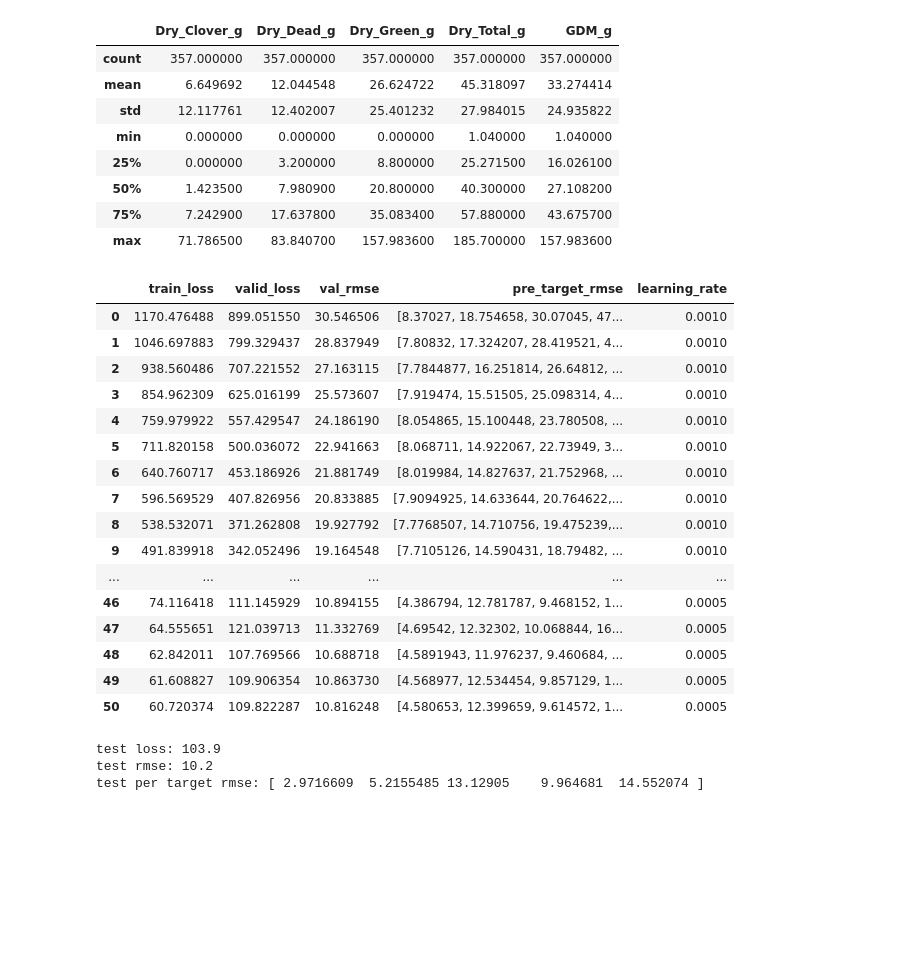
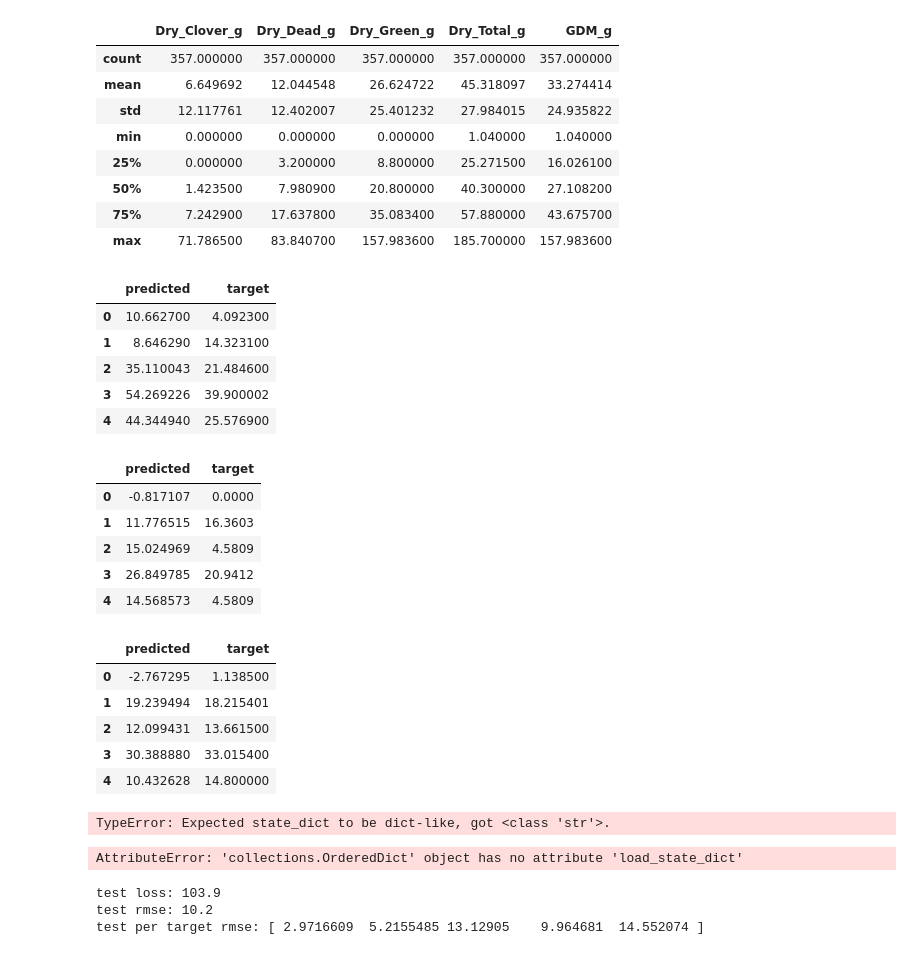
Before and after one commit to khchoi-physik/csiro_biomass, a Jupyter notebook: dinov2_cnn_v2.ipynb, the cells around one changed output. Drawn from its saved outputs; the diff is of its cells as text; code cells hidden in the pictures; blank space fills up the shorter version.

```diff
--- a/dinov2_cnn_v2.ipynb
+++ b/dinov2_cnn_v2.ipynb
@@ -565,32 +455,67 @@ data.describe()
 # %%
 history_pd = pd.DataFrame(history)
 history_pd.to_csv(os.path.join(model_dir, 'history_dinov2_small.csv'), index=False)
+# %%
+def eval_testds(model, loader, device):
+    model.load_state_dict(torch.load(os.path.join(model_dir, 'best_model_dinov2_small.pth')))
+    model.to(device)
+
+    pred_list = []
+    targ_list = []
+
+    with torch.no_grad():
+
+        pbar = tqdm(loader, desc='Testing')
+        for img, tar in pbar:
+            img = img.to(device)
+            tar = tar.to(device)
+
+            pred, _ = model(img)
+            pred_list.append(pred.cpu())
+            targ_list.append(tar.cpu())
+
+        pred_list = torch.cat(pred_list, dim=0).numpy()
+        targ_list = torch.cat(targ_list, dim=0).numpy()
+
+    return pred_list, targ_list
+
+model = get_largedino(dinov2_backbone, patch_dim=384, num_targets=5)
+pred_list, targ_list = eval_testds(model, test_loader, device)
+
+
+for i in range(len(test_data)):
+
+    display( pd.DataFrame( { 'predicted': pred_list[i,:], 'target': targ_list[i,:] } ) )
+# %% [output]
+|  | predicted | target |
+| 0 | 10.662700 | 4.092300 |
+| 1 | 8.646290 | 14.323100 |
+| 2 | 35.110043 | 21.484600 |
+| 3 | 54.269226 | 39.900002 |
+| 4 | 44.344940 | 25.576900 |
+|  | predicted | target |
+| 0 | -0.817107 | 0.0000 |
+| 1 | 11.776515 | 16.3603 |
+| 2 | 15.024969 | 4.5809 |
+| 3 | 26.849785 | 20.9412 |
+| 4 | 14.568573 | 4.5809 |
+|  | predicted | target |
+| 0 | -2.767295 | 1.138500 |
+| 1 | 19.239494 | 18.215401 |
+| 2 | 12.099431 | 13.661500 |
+| 3 | 30.388880 | 33.015400 |
+| 4 | 10.432628 | 14.800000 |
 # %%
-display(history_pd)
+model = get_smalldino(dinov2_backbone, patch_dim=384, num_targets=5)
+model.load_state_dict( os.path.join (model_dir, 'best_model_dinov2_small.pth') )
 # %% [output]
-|  | train_loss | valid_loss | val_rmse | pre_target_rmse | learning_rate |
-| 0 | 1170.476488 | 899.051550 | 30.546506 | [8.37027, 18.754658, 30.07045, 47... | 0.0010 |
-| 1 | 1046.697883 | 799.329437 | 28.837949 | [7.80832, 17.324207, 28.419521, 4... | 0.0010 |
-| 2 | 938.560486 | 707.221552 | 27.163115 | [7.7844877, 16.251814, 26.64812, ... | 0.0010 |
-| 3 | 854.962309 | 625.016199 | 25.573607 | [7.919474, 15.51505, 25.098314, 4... | 0.0010 |
-| 4 | 759.979922 | 557.429547 | 24.186190 | [8.054865, 15.100448, 23.780508, ... | 0.0010 |
-| 5 | 711.820158 | 500.036072 | 22.941663 | [8.068711, 14.922067, 22.73949, 3... | 0.0010 |
-| 6 | 640.760717 | 453.186926 | 21.881749 | [8.019984, 14.827637, 21.752968, ... | 0.0010 |
-| 7 | 596.569529 | 407.826956 | 20.833885 | [7.9094925, 14.633644, 20.764622,... | 0.0010 |
-| 8 | 538.532071 | 371.262808 | 19.927792 | [7.7768507, 14.710756, 19.475239,... | 0.0010 |
-| 9 | 491.839918 | 342.052496 | 19.164548 | [7.7105126, 14.590431, 18.79482, ... | 0.0010 |
-| ... | ... | ... | ... | ... | ... |
-| 46 | 74.116418 | 111.145929 | 10.894155 | [4.386794, 12.781787, 9.468152, 1... | 0.0005 |
-| 47 | 64.555651 | 121.039713 | 11.332769 | [4.69542, 12.32302, 10.068844, 16... | 0.0005 |
-| 48 | 62.842011 | 107.769566 | 10.688718 | [4.5891943, 11.976237, 9.460684, ... | 0.0005 |
-| 49 | 61.608827 | 109.906354 | 10.863730 | [4.568977, 12.534454, 9.857129, 1... | 0.0005 |
-| 50 | 60.720374 | 109.822287 | 10.816248 | [4.580653, 12.399659, 9.614572, 1... | 0.0005 |
+TypeError: Expected state_dict to be dict-like, got <class 'str'>.
 # %%
-best_model = torch.load(os.path.join(model_dir, 'best_model_dinov2_small.pth'))
-model.load_state_dict(best_model)
-model.eval()
 
-test_loss, test_rmse, all_test_preds, all_test_targs  = validate_epoch(model, test_loader, criterion, device)
+
+# test_loss, test_rmse, all_test_preds, all_test_targs  = validate_epoch(model, test_loader, criterion, device)
+# %% [output]
+AttributeError: 'collections.OrderedDict' object has no attribute 'load_state_dict'
 # %%
 print(f"test loss: {test_loss:.1f}")
 print(f"test rmse: {test_rmse:.1f}")
```
Also changed, not shown: parts of 4 cells of this notebook, 2 other files.
